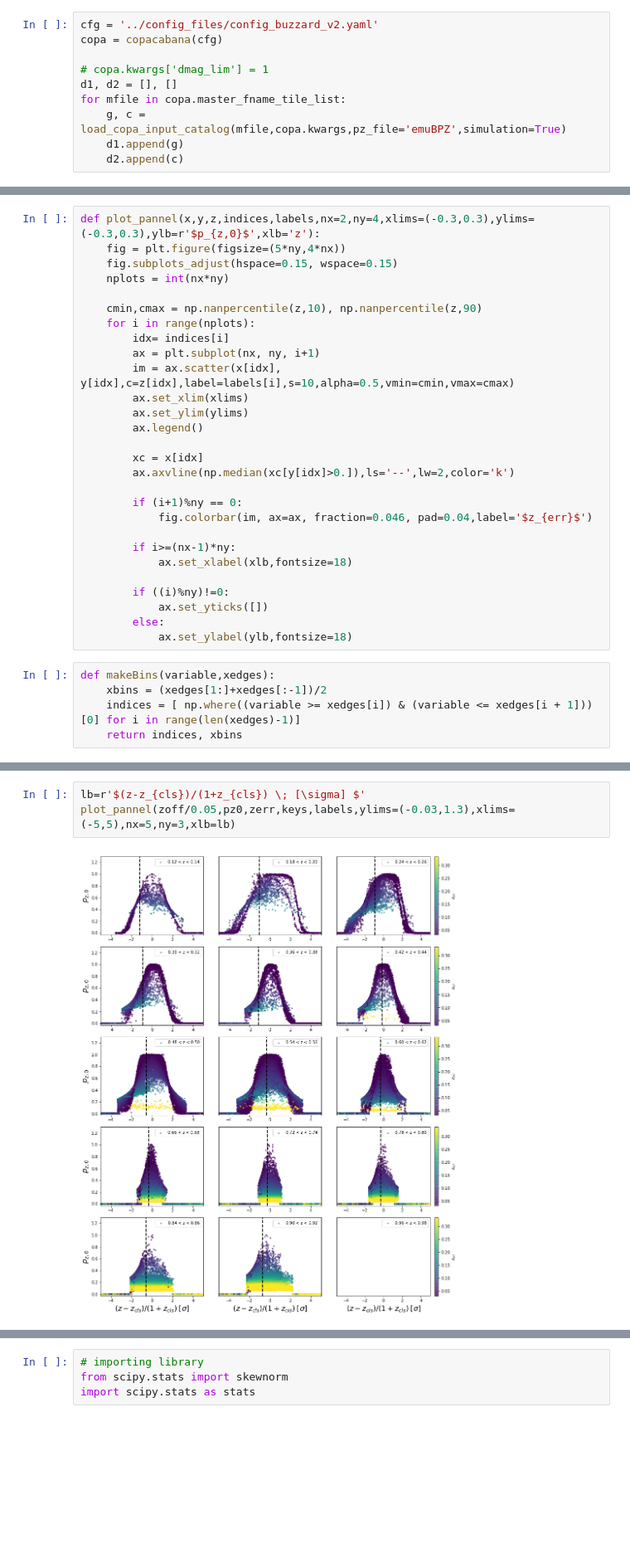
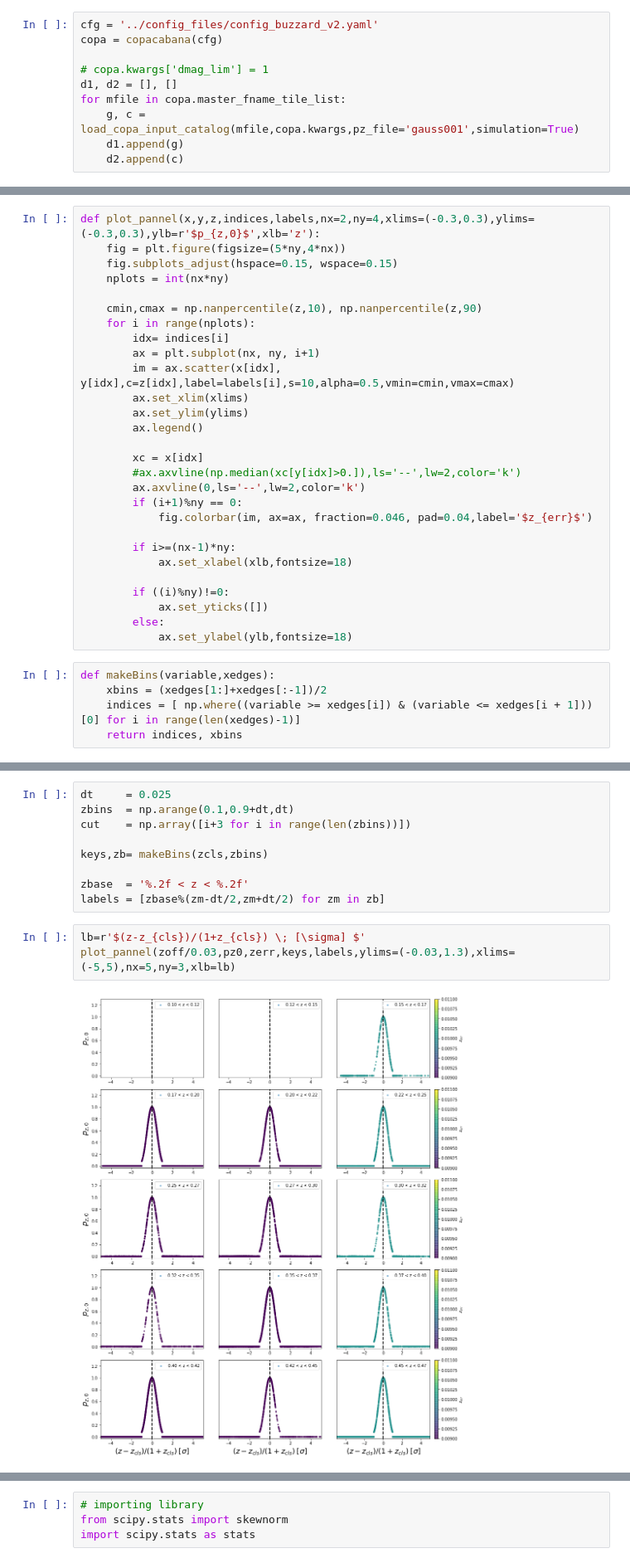
Before and after one commit to estevesjh/ccopa, a Jupyter notebook: notebooks/checking_selection.ipynb, the cells around one changed output, grey strips where cells are left out. Shown at 83% size. Drawn from its saved outputs; the diff is of its cells as text; blank space fills up the shorter version.

```diff
--- a/notebooks/checking_selection.ipynb
+++ b/notebooks/checking_selection.ipynb
@@ -32,7 +32,7 @@ copa = copacabana(cfg)
 # copa.kwargs['dmag_lim'] = 1
 d1, d2 = [], []
 for mfile in copa.master_fname_tile_list:
-    g, c = load_copa_input_catalog(mfile,copa.kwargs,pz_file='emuBPZ',simulation=True)
+    g, c = load_copa_input_catalog(mfile,copa.kwargs,pz_file='gauss001',simulation=True)
     d1.append(g)
     d2.append(c)
 # %% [output]
@@ -242,8 +242,8 @@ def plot_pannel(x,y,z,indices,labels,nx=2,ny=4,xlims=(-0.3,0.3),ylims=(-0.3,0.3)
         ax.legend()
 
         xc = x[idx]
-        ax.axvline(np.median(xc[y[idx]>0.]),ls='--',lw=2,color='k')
-
+        #ax.axvline(np.median(xc[y[idx]>0.]),ls='--',lw=2,color='k')
+        ax.axvline(0,ls='--',lw=2,color='k')
         if (i+1)%ny == 0:
             fig.colorbar(im, ax=ax, fraction=0.046, pad=0.04,label='$z_{err}$')
 
@@ -271,7 +271,16 @@ labels = [zbase%(zm-dt/2,zm+dt/2) for zm in zb]
+# %%
+dt     = 0.025
+zbins  = np.arange(0.1,0.9+dt,dt)
+cut    = np.array([i+3 for i in range(len(zbins))])
+
+keys,zb= makeBins(zcls,zbins)
+
+zbase  = '%.2f < z < %.2f'
+labels = [zbase%(zm-dt/2,zm+dt/2) for zm in zb]
 # %%
 lb=r'$(z-z_{cls})/(1+z_{cls}) \; [\sigma] $'
-plot_pannel(zoff/0.05,pz0,zerr,keys,labels,ylims=(-0.03,1.3),xlims=(-5,5),nx=5,ny=3,xlb=lb)
+plot_pannel(zoff/0.03,pz0,zerr,keys,labels,ylims=(-0.03,1.3),xlims=(-5,5),nx=5,ny=3,xlb=lb)
 # %% [output]
-[figure, old version]
+[figure, new version]
 # %%
 def compute_outlier_fraction(pz,th=0.01):
```
Also changed, not shown: parts of 22 cells of this notebook, 22 other files.
